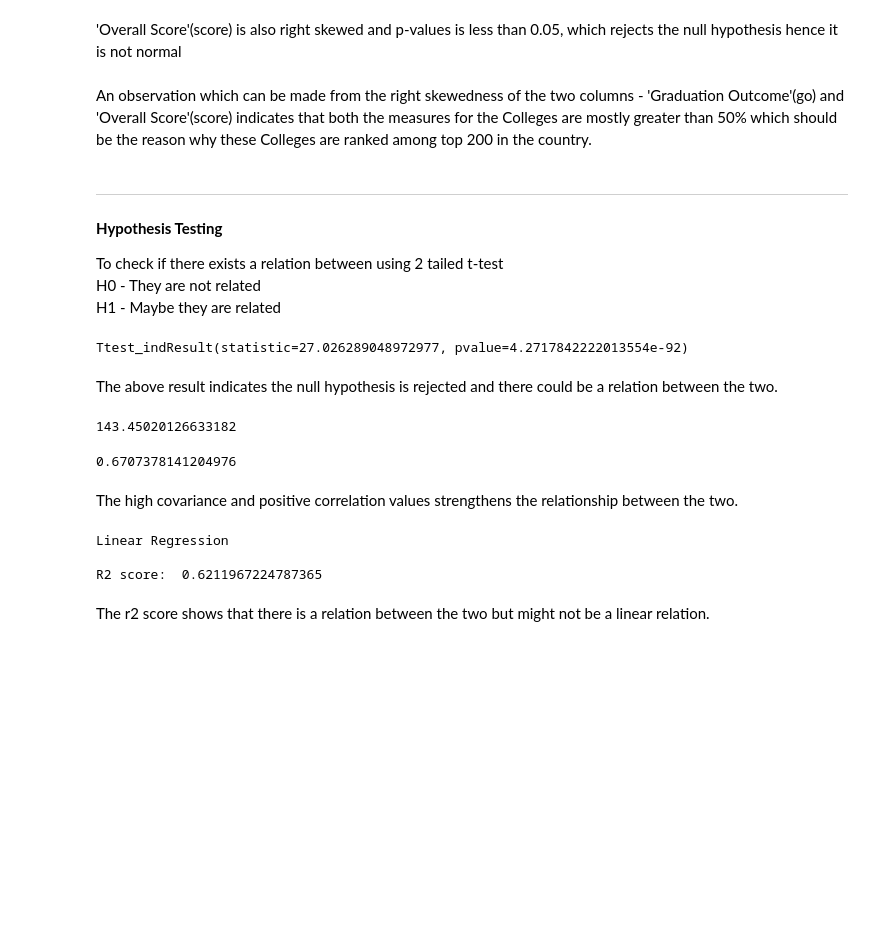
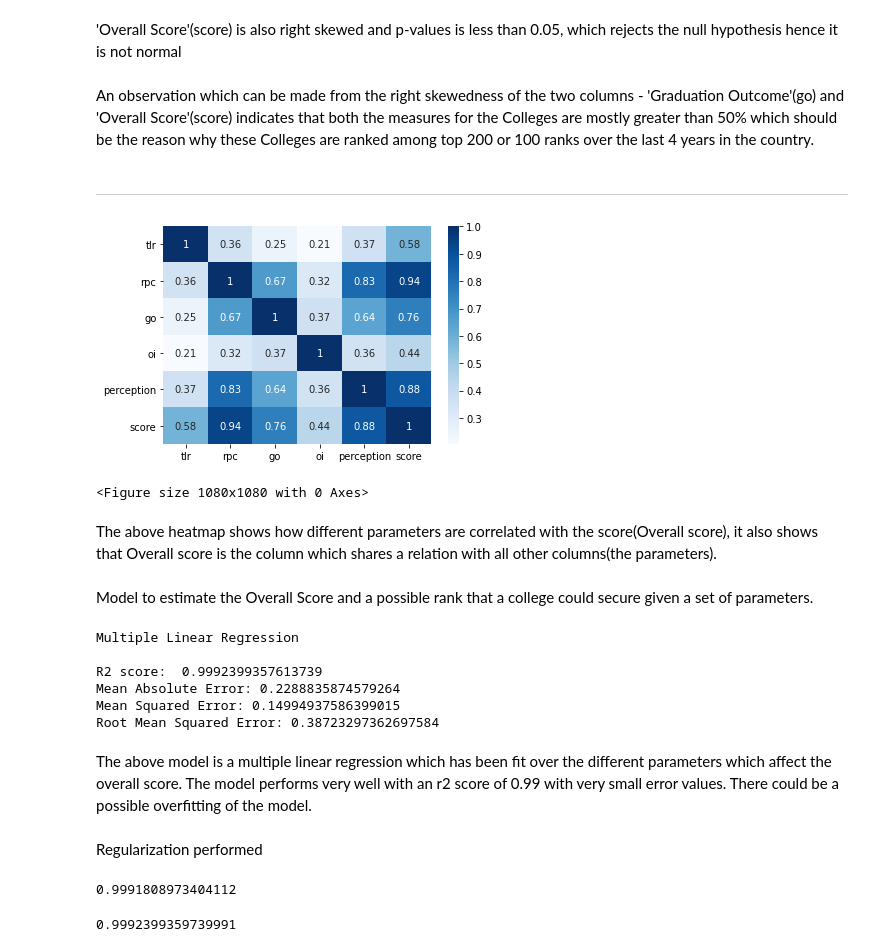
Before and after one commit to CodesOfAnurag/DataScienceAssignment, a Jupyter notebook: DS_Assignment.ipynb, the cells around one changed output. Saved outputs shown, nothing was run; the diff lists cells and outputs as text; code cells hidden in the pictures; blank space fills up the shorter version.

Commit message:
added rank predictor model

```diff
--- a/DS_Assignment.ipynb
+++ b/DS_Assignment.ipynb
@@ -150,48 +227,63 @@ KstestResult(statistic=1.0, pvalue=0.0)
 # %% [markdown]
 'Overall Score'(score) is also right skewed and p-values is less than 0.05, which rejects the null hypothesis hence it is not normal
 # %% [markdown]
-An observation which can be made from the right skewedness of the two columns - 'Graduation Outcome'(go) and 'Overall Score'(score) indicates that both the measures for the Colleges are mostly greater than 50% which should be the reason why these Colleges are ranked among top 200 in the country.
+An observation which can be made from the right skewedness of the two columns - 'Graduation Outcome'(go) and 'Overall Score'(score) indicates that both the measures for the Colleges are mostly greater than 50% which should be the reason why these Colleges are ranked among top 200 or 100 ranks over the last 4 years in the country.
 # %% [markdown]
 
 
 ---
-# %% [markdown]
-**Hypothesis Testing**<br>
-
-To check if there exists a relation between  using 2 tailed t-test<br>
-H0 - They are not related<br>
-H1 - Maybe they are related<br>
-# %%
-stats.ttest_ind(a=df['go'], b=df['perception'])
-# %% [output]
-Ttest_indResult(statistic=27.026289048972977, pvalue=4.2717842222013554e-92)
-# %% [markdown]
-The above result indicates the null hypothesis is rejected and there could be a relation between the two.
-# %%
-df['go'].cov(df['perception'])
-# %% [output]
-143.45020126633182
-# %%
-df['go'].corr(df['perception'])
-# %% [output]
-0.6707378141204976
-# %% [markdown]
-The high covariance and positive correlation values strengthens the relationship between the two.
+# %%
+df_temp = df[['tlr', 'rpc', 'go', 'oi', 'perception', 'score']]
+corrmat = df_temp.corr()
+top_corr_features = corrmat.index
+ax = sns.heatmap(df[top_corr_features].corr(), annot=True, cmap="Blues")
+plt.figure(figsize=(15, 15))
+plt.show()
+# %% [output]
+[figure, added]
+<Figure size 1080x1080 with 0 Axes>
+# %% [markdown]
+The above heatmap shows how different parameters are correlated with the score(Overall score), it also shows that Overall score is the column which shares a relation with all other columns(the parameters).
+# %% [markdown]
+Model to estimate the Overall Score and a possible rank that a college could secure given a set of parameters.
 # %%
 from sklearn.model_selection import train_test_split
 from sklearn.linear_model import LinearRegression
 from sklearn import metrics
 
-X = df['go'].values.reshape(-1,1)
-y = df['perception'].values
+X = pd.DataFrame(np.c_[df['tlr'], df['rpc'], df['go'], df['oi'], df['perception']], columns=['tlr', 'rpc', 'go', 'oi', 'perception'])
+y = df['score'].values
+
 X_train, X_test, y_train, y_test = train_test_split(X, y, test_size=0.2, random_state=0)
-model = LinearRegression().fit(X_train, y_train)
-print('Linear Regression\n')
+model = LinearRegression().fit(X, y)
+print('Multiple Linear Regression\n')
 print('R2 score: ', model.score(X_test, y_test))
+
 y_pred = model.predict(X_test)
+
+print('Mean Absolute Error:', metrics.mean_absolute_error(y_test, y_pred))
+print('Mean Squared Error:', metrics.mean_squared_error(y_test, y_pred))
+print('Root Mean Squared Error:', np.sqrt(metrics.mean_squared_error(y_test, y_pred)))
 # %% [output]
-Linear Regression
+Multiple Linear Regression
 
-R2 score:  0.6211967224787365
+R2 score:  0.9992399357613739
+Mean Absolute Error: 0.2288835874579264
+Mean Squared Error: 0.14994937586399015
+Root Mean Squared Error: 0.38723297362697584
-# %% [markdown]
-The r2 score shows that there is a relation between the two but might not be a linear relation.
+# %% [markdown]
+The above model is a multiple linear regression which has been fit over the different parameters which affect the overall score. The model performs very well with an r2 score of 0.99 with very small error values. There could be a possible overfitting of the model.
+# %% [markdown]
+Regularization performed
+# %%
+from sklearn.linear_model import Lasso
+model2 = Lasso().fit(X, y)
+model2.score(X_test, y_test)
+# %% [output]
+0.9991808973404112
+# %%
+from sklearn.linear_model import Ridge
+model3 = Ridge().fit(X, y)
+model3.score(X_test, y_test)
+# %% [output]
+0.9992399359739991
```
Also changed, not shown: parts of 29 cells of this notebook.
